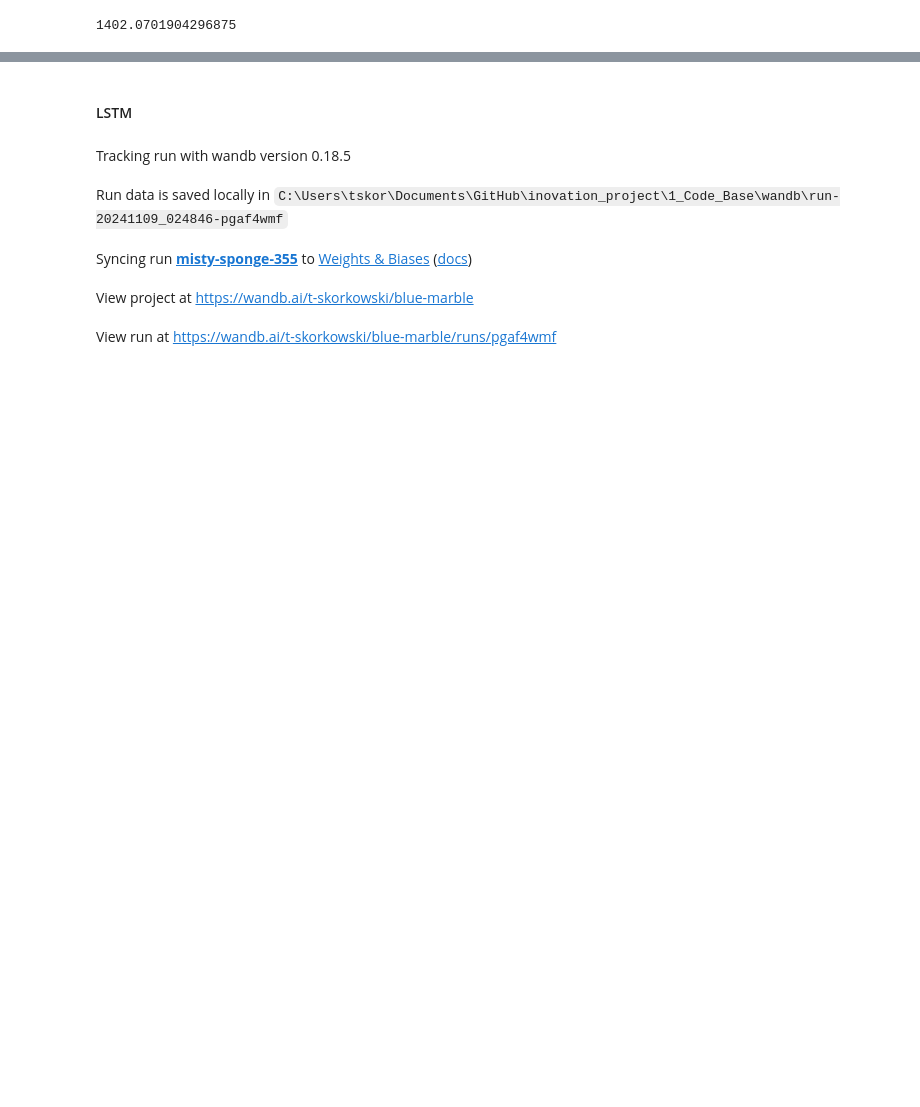
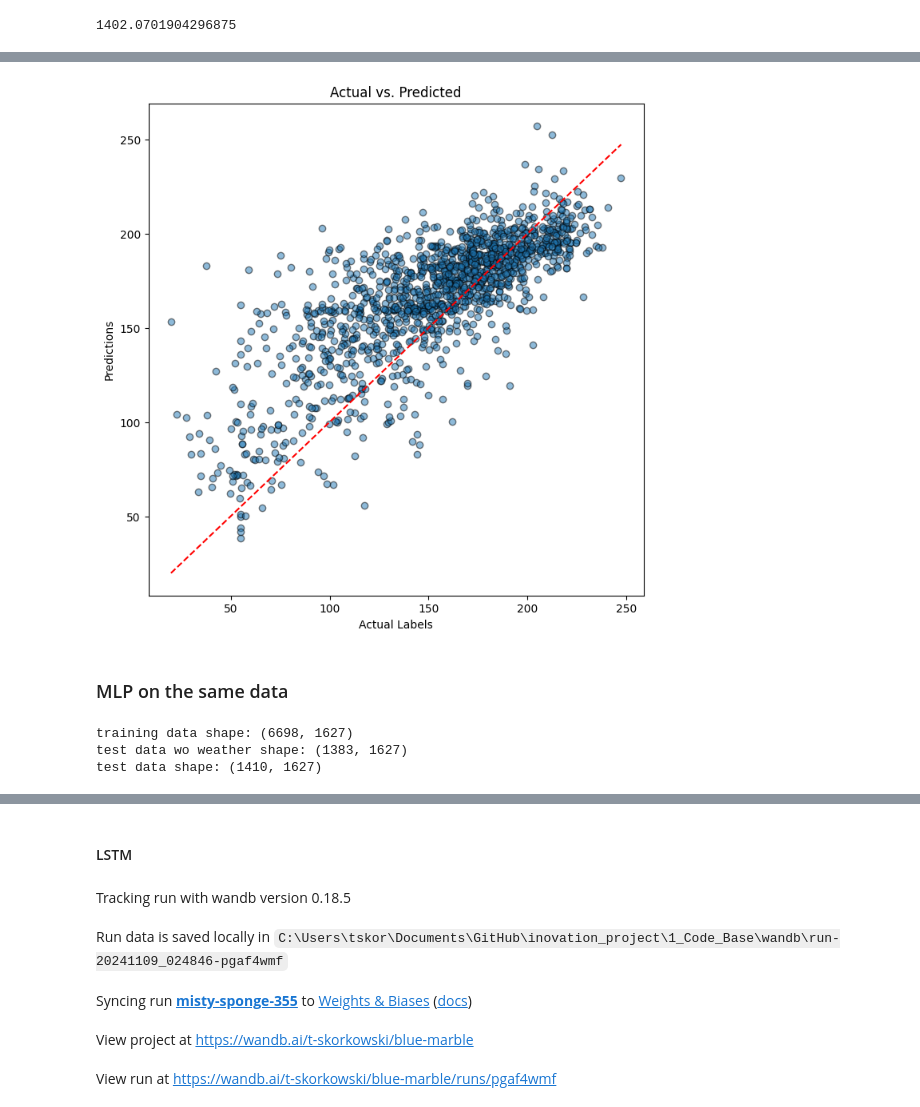
Before and after one commit to tskorkowski/crop_yield_prediction_CAS, a Jupyter notebook: 1_Code_Base/notebooks/training.ipynb, the cells around one changed output, grey strips where cells are left out. Cells and saved outputs as stored; diff of their text form; code cells hidden in the pictures; blank space fills up the shorter version.

```diff
--- a/1_Code_Base/notebooks/training.ipynb
+++ b/1_Code_Base/notebooks/training.ipynb
@@ -192,0 +281,15 @@ print(sum(baseline_loss))
+# %%
+mlp_eval = mlp_model_mmodal.evaluate(test_dataset_sat_weather)
+# print(mlp_eval)
+mlp_predictions_mmodal = mlp_model_mmodal.predict(test_dataset_sat_weather)
+actual_labels = np.concatenate([response.numpy() for _, response in test_dataset_sat_weather], axis=0)
+
+# Plot actual vs. predicted
+plt.figure(figsize=(8, 8))
+plt.scatter(actual_labels, mlp_predictions_mmodal, alpha=0.5, edgecolors='k')
+plt.xlabel('Actual Labels')
+plt.ylabel('Predictions')
+plt.title('Actual vs. Predicted')
+plt.plot([min(actual_labels), max(actual_labels)], [min(actual_labels), max(actual_labels)], 'r--')  # Line y=x for reference
+plt.show()
+# %% [output]
@@ -192,0 +298 @@ print(sum(baseline_loss))
+[figure, added]
@@ -192,0 +304,17 @@ print(sum(baseline_loss))
+# %% [markdown]
+### MLP on the same data
+# %%
+training_dataset, test_dataset_wo_weather, test_dataset_sat_weather  = test_train_split_multi_modal(weather_dataset, histograms_dataset, labels, include_weather_data=False)
+
+# Split the dataset
+train_dataset_wo_weather, val_dataset_wo_weather = split_dataset(
+    training_dataset,
+    left_size=0.9,
+    right_size=0.1,
+    shuffle=False,
+    seed=42
+    )
+# %% [output]
+training data shape: (6698, 1627)
+test data wo weather shape: (1383, 1627)
+test data shape: (1410, 1627)
```
Also changed, not shown: parts of 11 cells of this notebook, 25 other files.
